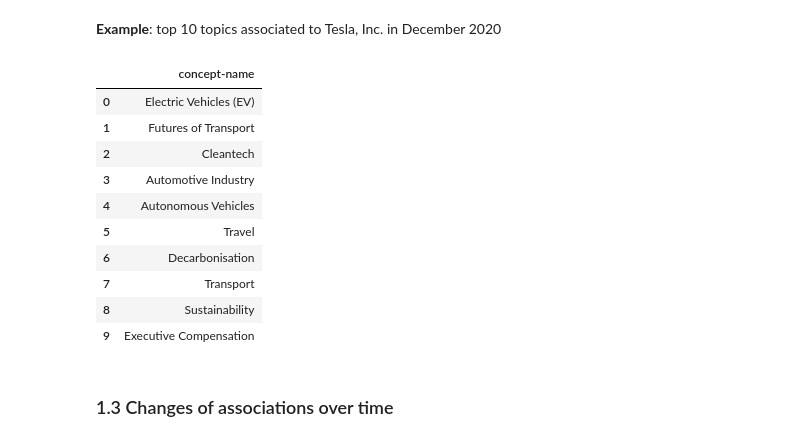
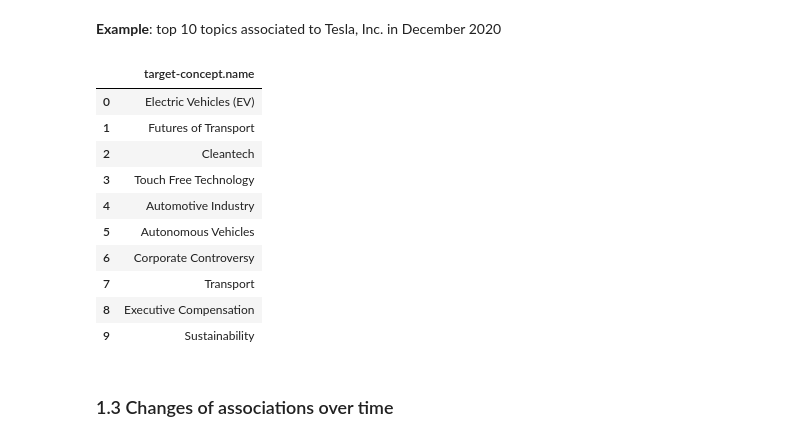
Before and after one commit to signal-ai/signal-api-tools, a Jupyter notebook: notebooks/affinity_tutorial.ipynb, the cells around one changed output. Saved outputs shown, nothing was run; the diff lists cells and outputs as text; code cells hidden in the pictures.

```diff
--- a/notebooks/affinity_tutorial.ipynb
+++ b/notebooks/affinity_tutorial.ipynb
@@ -138,14 +147,22 @@ How: using the Affinity end points, rank topics by their proximity score to a ce
 **Example**: top 10 topics associated to Tesla, Inc. in December 2020
 # %%
 entity_id = '11cab8df-4be1-470f-8f49-8f7f0863ec95' ##  ID for Tesla, Inc.
-response = requests.get(
+response = requests.post(
     # call the entities endpoint
-    'https://api.signal-ai.com/affinity/entities/{}/relationships'.format(entity_id),
-    params={
-        'rel-type':'proximity',
-        'start-month':'2020-12',
-        'end-month': '2020-12',
-        'size': 10
+    'https://api.signal-ai.com/affinity',
+    json={
+        'source-concept': {
+            'id': entity_id
+        },
+        'relationship': {
+            'type': 'proximity',
+            'date': {
+                'start': last_month,
+                'end': last_month
+            },
+            'interval': 'month',
+            'limit-per-interval': 10
+        }
     },
     # include the access token in the header
     headers={
@@ -156,20 +173,20 @@ response = requests.get(
 
 result = response.json()
 # %%
-df = pd.DataFrame.from_dict(result['relationships'])
-df[['concept-name']]
+df = pd.json_normalize(result['results'])
+df[['target-concept.name']]
 # %% [output]
-|  | concept-name |
+|  | target-concept.name |
 | 0 | Electric Vehicles (EV) |
 | 1 | Futures of Transport |
 | 2 | Cleantech |
-| 3 | Automotive Industry |
-| 4 | Autonomous Vehicles |
-| 5 | Travel |
-| 6 | Decarbonisation |
+| 3 | Touch Free Technology |
+| 4 | Automotive Industry |
+| 5 | Autonomous Vehicles |
+| 6 | Corporate Controversy |
 | 7 | Transport |
-| 8 | Sustainability |
-| 9 | Executive Compensation |
+| 8 | Executive Compensation |
+| 9 | Sustainability |
 # %% [markdown]
 ### 1.3 Changes of associations over time
 # %% [markdown]
```
Also changed, not shown: parts of 11 cells of this notebook.
